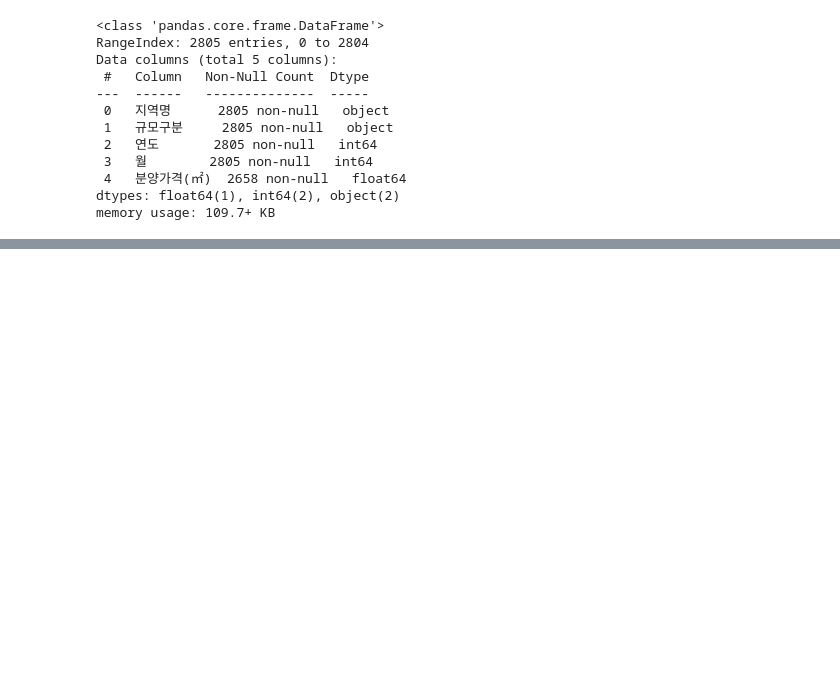
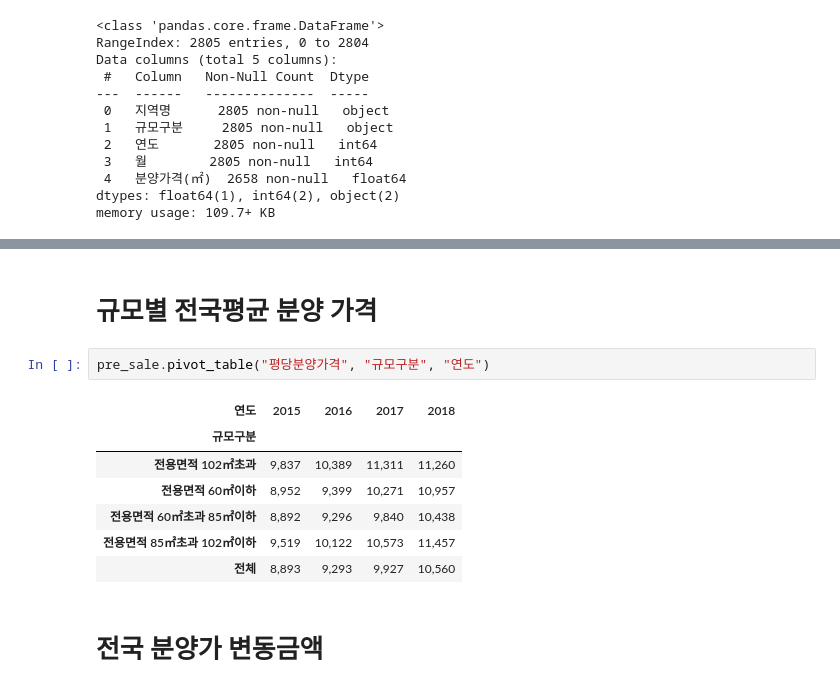
Before and after one commit to takkmj/hello_world, a Jupyter notebook: public_data_new_apartment/public_data_apartment_practice.ipynb, the cells around one changed output, grey strips where cells are left out. Drawn from its saved outputs; the diff is of its cells as text; blank space fills up the shorter version.

```diff
--- a/public_data_new_apartment/public_data_apartment_practice.ipynb
+++ b/public_data_new_apartment/public_data_apartment_practice.ipynb
@@ -89,0 +163,14 @@ memory usage: 109.7+ KB
+# %% [markdown]
+# 규모별 전국평균 분양 가격
+# %%
+pre_sale.pivot_table("평당분양가격", "규모구분", "연도")
+# %% [output]
+| 연도 | 2015 | 2016 | 2017 | 2018 |
+| 규모구분 |  |  |  |  |
+| 전용면적 102㎡초과 | 9,837 | 10,389 | 11,311 | 11,260 |
+| 전용면적 60㎡이하 | 8,952 | 9,399 | 10,271 | 10,957 |
+| 전용면적 60㎡초과 85㎡이하 | 8,892 | 9,296 | 9,840 | 10,438 |
+| 전용면적 85㎡초과 102㎡이하 | 9,519 | 10,122 | 10,573 | 11,457 |
+| 전체 | 8,893 | 9,293 | 9,927 | 10,560 |
+# %% [markdown]
+# 전국 분양가 변동금액
```
Also changed, not shown: parts of 12 cells of this notebook.
